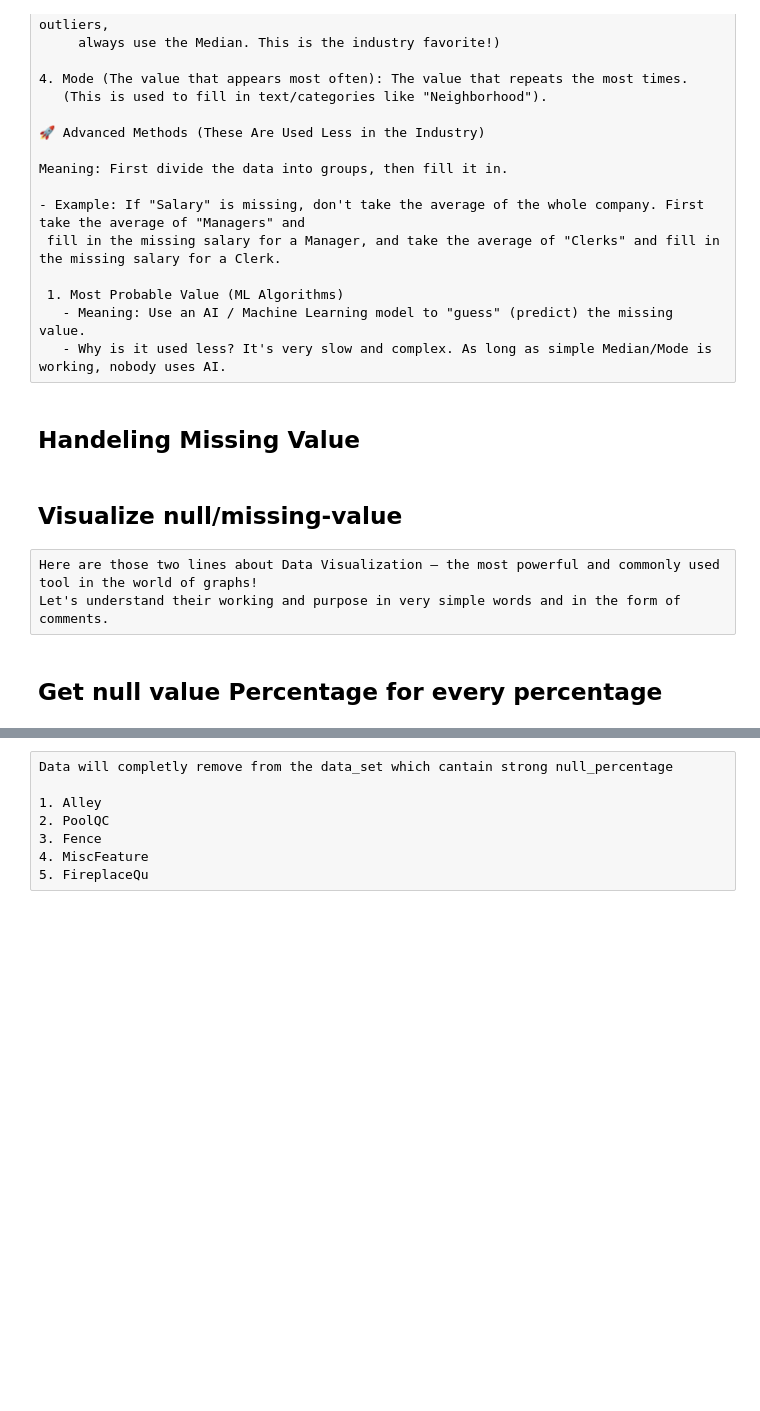
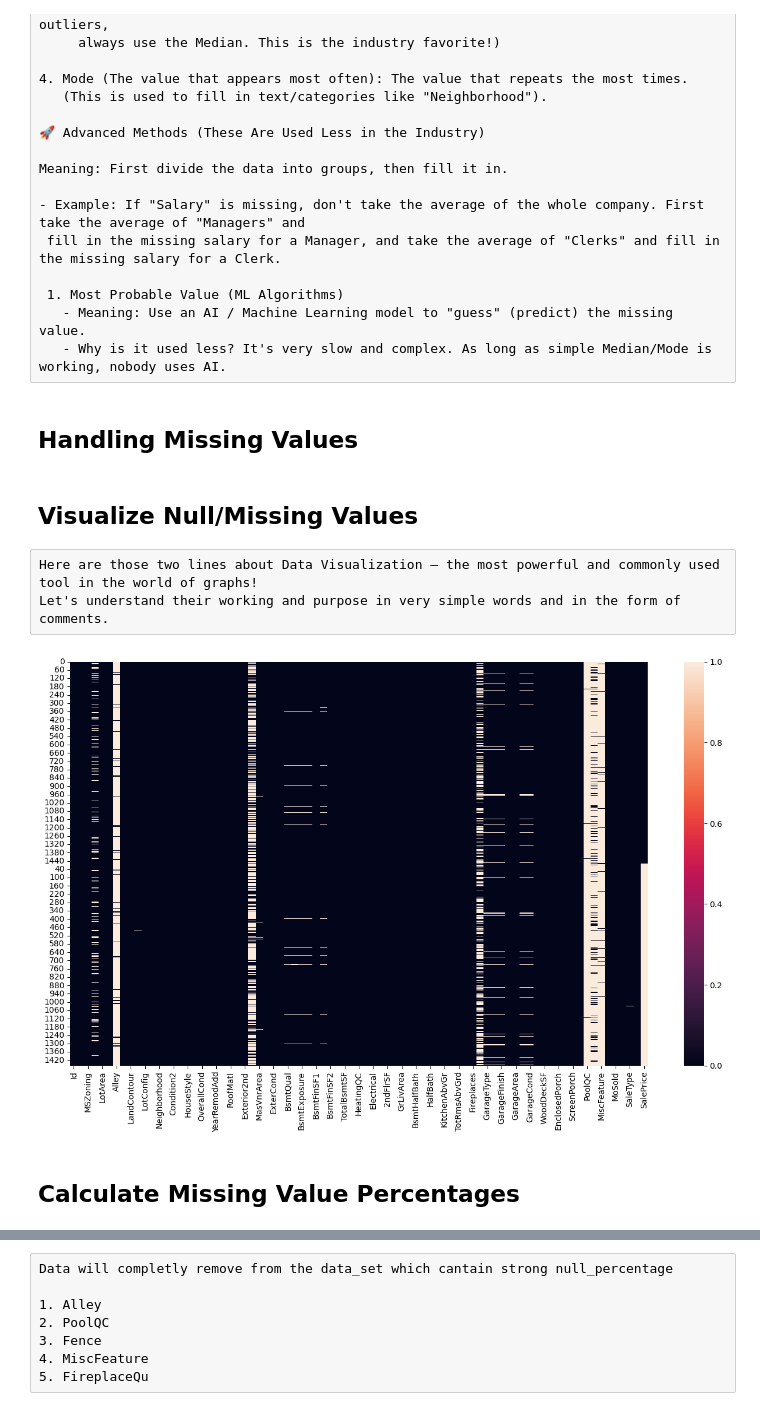
Before and after one commit to saroshkhan111/house_prediction_price, a Jupyter notebook: house_price_prediction_1.ipynb, the cells around one changed output, grey strips where cells are left out. Drawn from its saved outputs; the diff is of its cells as text; code cells hidden in the pictures; blank space fills up the shorter version.

Commit message:
Model_Training_Complete

```diff
--- a/house_price_prediction_1.ipynb
+++ b/house_price_prediction_1.ipynb
@@ -37,12 +33,11 @@ print("All tools are ready")
 # STEP 2: LOADING THE CSV FILES
 # ==========================================
 
-train_path = r"E:\new_projects\House_pridiction_price_project\data\train.csv"
-test_path  = r"E:\new_projects\House_pridiction_price_project\data\test.csv"
-
+train_path = "/content/train.csv"
+test_path = "/content/test.csv"
 
 df_train = pd.read_csv(train_path)
-df_test =  pd.read_csv(test_path)
+df_test = pd.read_csv(test_path)
 
 print(f"Shape of df_train: {df_train.shape}")
 print(f"Shape of df_test:  {df_test.shape}")
@@ -266,27 +331,31 @@ Meaning: First divide the data into groups, then fill it in.
    - Meaning: Use an AI / Machine Learning model to "guess" (predict) the missing value.
    - Why is it used less? It's very slow and complex. As long as simple Median/Mode is working, nobody uses AI.
 # %% [markdown]
-## Handeling Missing Value
+## Handling Missing Values
 # %% [markdown]
-## Visualize null/missing-value
+## Visualize Null/Missing Values
 # %% [raw]
 Here are those two lines about Data Visualization — the most powerful and commonly used tool in the world of graphs!
 Let's understand their working and purpose in very simple words and in the form of comments.
 # %%
-# 1. Canvas (Drawing Board) ka size set karna
+import os
+
+# Configure plot figure size.
 plt.figure(figsize=(16, 9))
-# Purpose: Yeh line ek khali drawing board banati hai jo 16 inch chouda (width) aur 9 inch lamba (height) hai.
-# Isse heatmap bada aur saaf dikhta hai, chota aur crowded nahi hota.
+# Provides optimal readability for the heatmap.
 
-# 2. ka purpose hai: Missing values (NaN/NA) ko ek colorful map ki tarah dekhna.
-#Yeh line aapko ek jhalak (snapshot) mein dikha deti hai ke aapke pure dataset mein kahan-kahan data missing hai.
+# Visualize missing values across the DataFrame.
 sns.heatmap(df.isnull())
 
-# 3. ka purpose hai: Aapke banaye hue graph (chart) ko ek Image file (jaise .png ya .jpg) ki tarah aapke computer mein save karna.
-#Jab aap plt.show() chalate hain, toh graph sirf screen par dikhta hai. Lekin jab aapko yeh graph kisi report,
-# sentation, ya apne teacher/boss ko WhatsApp/Email par bhejna ho, toh aap plt.savefig() use karte hain.
+# Create the directory if it does not exist
+output_dir = "EDA_img"
+if not os.path.exists(output_dir):
+    os.makedirs(output_dir)
 
-plt.savefig("EDA_img/heatmap_DF_of_null_values.png")
+# Save the generated plot to a file.
+plt.savefig(f"{output_dir}/heatmap_DF_of_null_values.png")
+# %% [output]
+[figure, added]
 # %% [markdown]
-## Get null value Percentage for every percentage
+## Calculate Missing Value Percentages
 # %%
```
Also changed, not shown: parts of 156 cells of this notebook, 1 other file.
